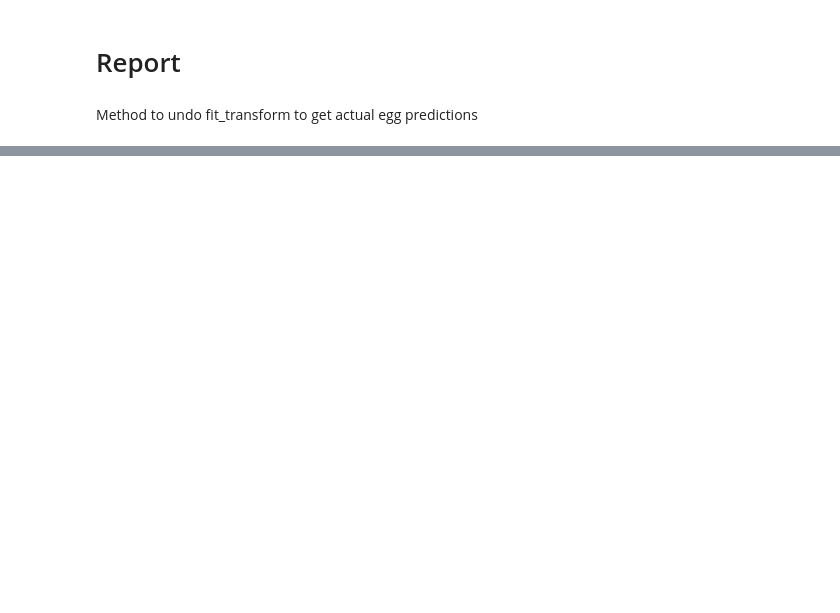
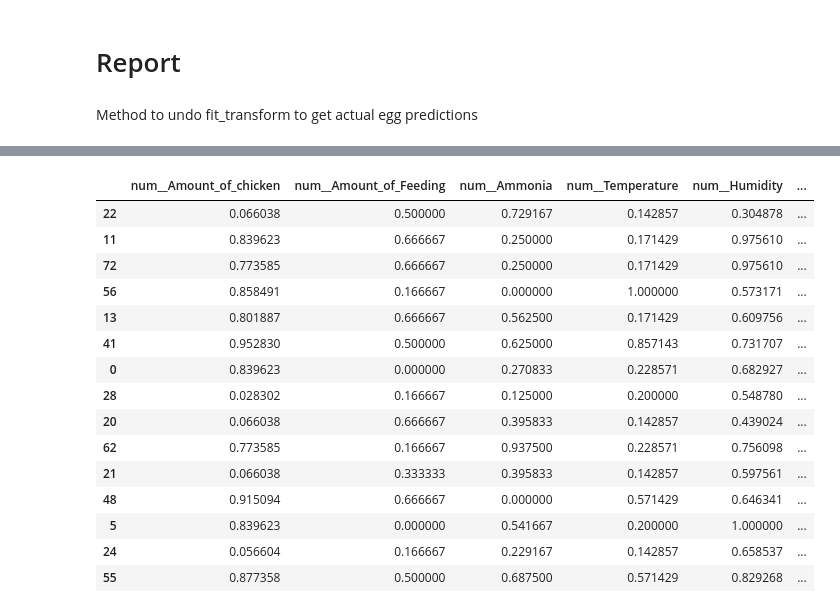
Before and after one commit to ItsJJH/egg-ai-project, a Jupyter notebook: TheNotebook.ipynb, the cells around one changed output, grey strips where cells are left out. Saved outputs shown, nothing was run; the diff lists cells and outputs as text; code cells hidden in the pictures; blank space fills up the shorter version.

```diff
--- a/TheNotebook.ipynb
+++ b/TheNotebook.ipynb
@@ -495,0 +511,19 @@ Coefficient of Determination:   0.80163
+# %%
+X_test
+# %% [output]
+|  | num__Amount_of_chicken | num__Amount_of_Feeding | num__Ammonia | num__Temperature | num__Humidity | ... |
+| 22 | 0.066038 | 0.500000 | 0.729167 | 0.142857 | 0.304878 | ... |
+| 11 | 0.839623 | 0.666667 | 0.250000 | 0.171429 | 0.975610 | ... |
+| 72 | 0.773585 | 0.666667 | 0.250000 | 0.171429 | 0.975610 | ... |
+| 56 | 0.858491 | 0.166667 | 0.000000 | 1.000000 | 0.573171 | ... |
+| 13 | 0.801887 | 0.666667 | 0.562500 | 0.171429 | 0.609756 | ... |
+| 41 | 0.952830 | 0.500000 | 0.625000 | 0.857143 | 0.731707 | ... |
+| 0 | 0.839623 | 0.000000 | 0.270833 | 0.228571 | 0.682927 | ... |
+| 28 | 0.028302 | 0.166667 | 0.125000 | 0.200000 | 0.548780 | ... |
+| 20 | 0.066038 | 0.666667 | 0.395833 | 0.142857 | 0.439024 | ... |
+| 62 | 0.773585 | 0.166667 | 0.937500 | 0.228571 | 0.756098 | ... |
+| 21 | 0.066038 | 0.333333 | 0.395833 | 0.142857 | 0.597561 | ... |
+| 48 | 0.915094 | 0.666667 | 0.000000 | 0.571429 | 0.646341 | ... |
+| 5 | 0.839623 | 0.000000 | 0.541667 | 0.200000 | 1.000000 | ... |
+| 24 | 0.056604 | 0.166667 | 0.229167 | 0.142857 | 0.658537 | ... |
+| 55 | 0.877358 | 0.500000 | 0.687500 | 0.571429 | 0.829268 | ... |
```
Also changed, not shown: parts of 20 cells of this notebook.
